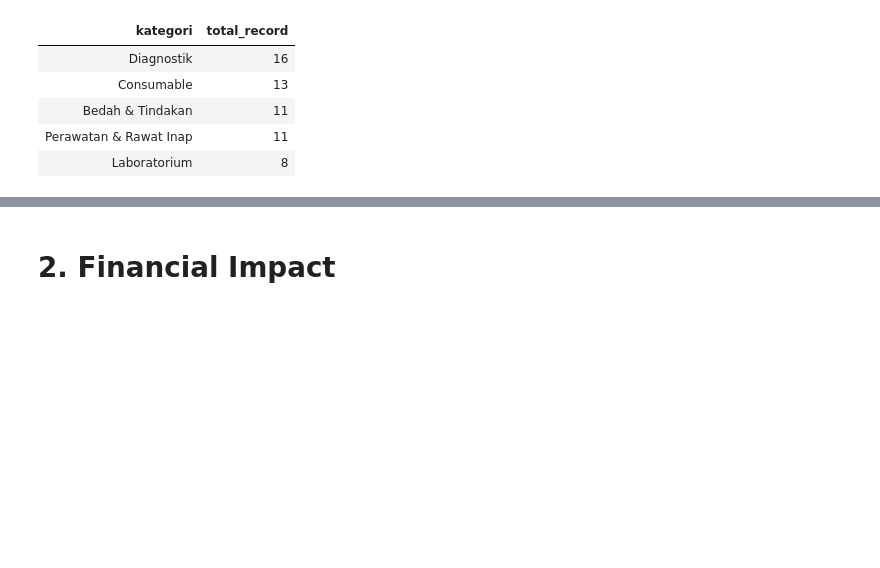
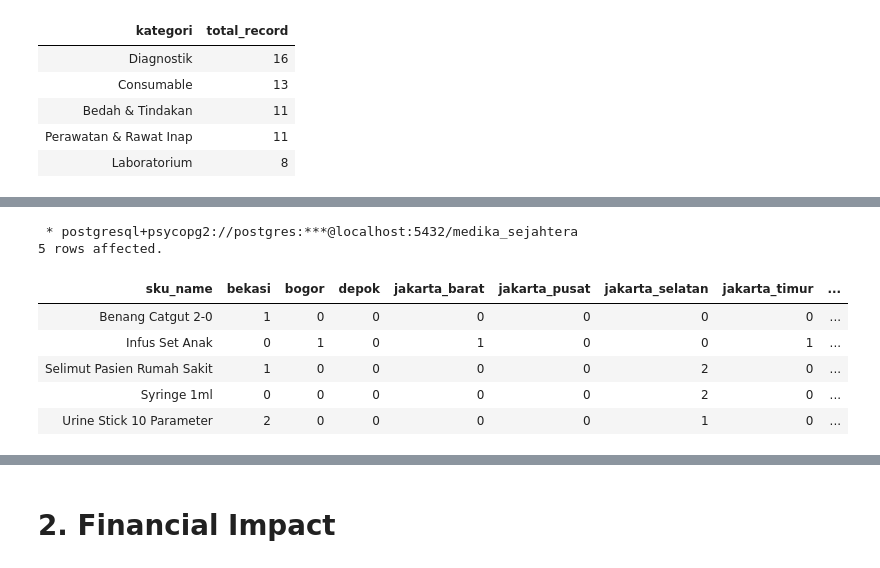
Before and after one commit to Rpfitrah/return-analysis-medika-sejahtera, a Jupyter notebook: Notebook/EDA.ipynb, the cells around one changed output, grey strips where cells are left out. Saved outputs shown, nothing was run; the diff lists cells and outputs as text; code cells hidden in the pictures; blank space fills up the shorter version.

```diff
--- a/Notebook/EDA.ipynb
+++ b/Notebook/EDA.ipynb
@@ -933,0 +981,32 @@ ORDER BY
+# %%
+%%sql
+
+SELECT
+    sku_name,
+    COUNT(*) FILTER (WHERE region_cleaned = 'Bekasi') AS Bekasi,
+    COUNT(*) FILTER (WHERE region_cleaned = 'Bogor') AS Bogor,
+    COUNT(*) FILTER (WHERE region_cleaned = 'Depok') AS Depok,
+    COUNT(*) FILTER (WHERE region_cleaned = 'Jakarta Barat') AS Jakarta_Barat,
+    COUNT(*) FILTER (WHERE region_cleaned = 'Jakarta Pusat') AS Jakarta_Pusat,
+    COUNT(*) FILTER (WHERE region_cleaned = 'Jakarta Selatan') AS Jakarta_selatan,
+    COUNT(*) FILTER (WHERE region_cleaned = 'Jakarta Timur') AS Jakarta_timur,
+    COUNT(*) FILTER (WHERE region_cleaned = 'Jakarta Utara') AS Jakarta_utara,
+    COUNT(*) FILTER (WHERE region_cleaned = 'Tangerang') AS Tangerang,
+    COUNT(*) AS total_records
+FROM
+    return_cleaned
+GROUP BY
+    sku_name
+HAVING
+    COUNT(*) = 3
+ORDER BY
+    sku_name
+# %% [output]
+ * postgresql+psycopg2://postgres:***@localhost:5432/medika_sejahtera
+5 rows affected.
+| sku_name | bekasi | bogor | depok | jakarta_barat | jakarta_pusat | jakarta_selatan | jakarta_timur | ... |
+| Benang Catgut 2-0 | 1 | 0 | 0 | 0 | 0 | 0 | 0 | ... |
+| Infus Set Anak | 0 | 1 | 0 | 1 | 0 | 0 | 1 | ... |
+| Selimut Pasien Rumah Sakit | 1 | 0 | 0 | 0 | 0 | 2 | 0 | ... |
+| Syringe 1ml | 0 | 0 | 0 | 0 | 0 | 2 | 0 | ... |
+| Urine Stick 10 Parameter | 2 | 0 | 0 | 0 | 0 | 1 | 0 | ... |
```
Also changed, not shown: parts of 64 cells of this notebook.
